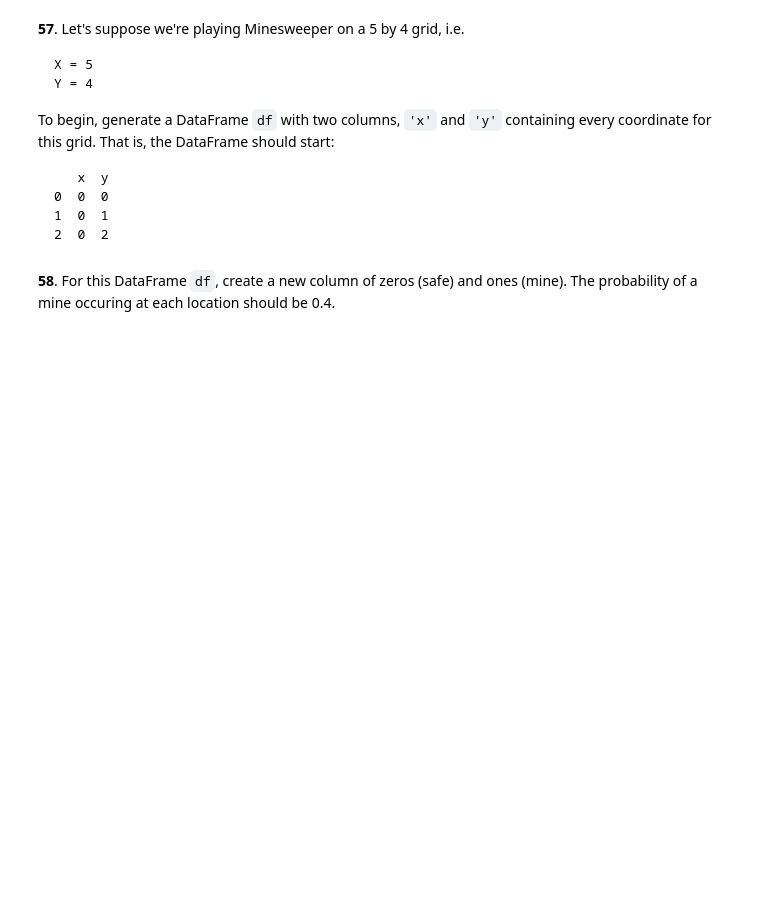
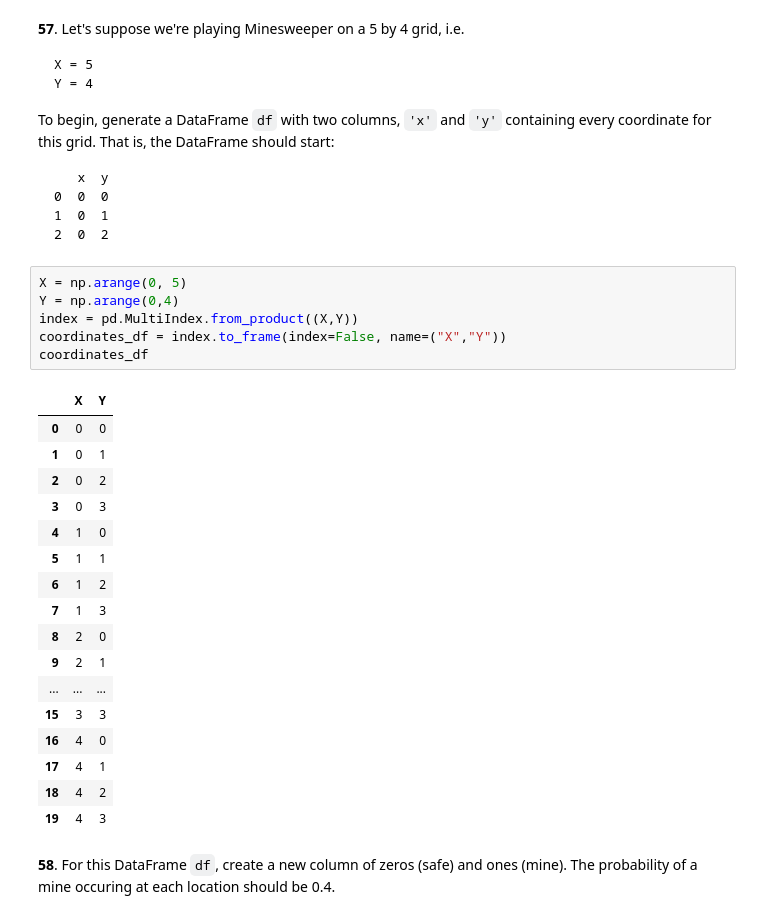
Before and after one commit to itayf02/training, a Jupyter notebook: training-main (1)/training-main/intro/python/pandas/pandas_puzzles.ipynb, the cells around one changed output. Cells and saved outputs as stored; diff of their text form; blank space fills up the shorter version.

````diff
--- a/training-main (1)/training-main/intro/python/pandas/pandas_puzzles.ipynb
+++ b/training-main (1)/training-main/intro/python/pandas/pandas_puzzles.ipynb
@@ -934,5 +1039,29 @@ To begin, generate a DataFrame `df` with two columns, `'x'` and `'y'` containing
 1  0  1
 2  0  2
 ```
+# %%
+X = np.arange(0, 5)
+Y = np.arange(0,4)
+index = pd.MultiIndex.from_product((X,Y))
+coordinates_df = index.to_frame(index=False, name=("X","Y"))
+coordinates_df
+# %% [output]
+|  | X | Y |
+| 0 | 0 | 0 |
+| 1 | 0 | 1 |
+| 2 | 0 | 2 |
+| 3 | 0 | 3 |
+| 4 | 1 | 0 |
+| 5 | 1 | 1 |
+| 6 | 1 | 2 |
+| 7 | 1 | 3 |
+| 8 | 2 | 0 |
+| 9 | 2 | 1 |
+| ... | ... | ... |
+| 15 | 3 | 3 |
+| 16 | 4 | 0 |
+| 17 | 4 | 1 |
+| 18 | 4 | 2 |
+| 19 | 4 | 3 |
 # %% [markdown]
 **58**. For this DataFrame `df`, create a new column of zeros (safe) and ones (mine). The probability of a mine occuring at each location should be 0.4.
````
Also changed, not shown: parts of 13 cells of this notebook.
